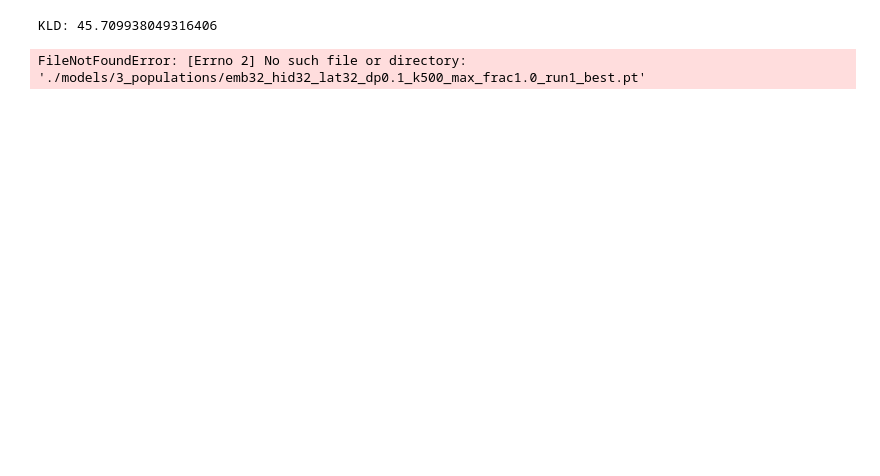
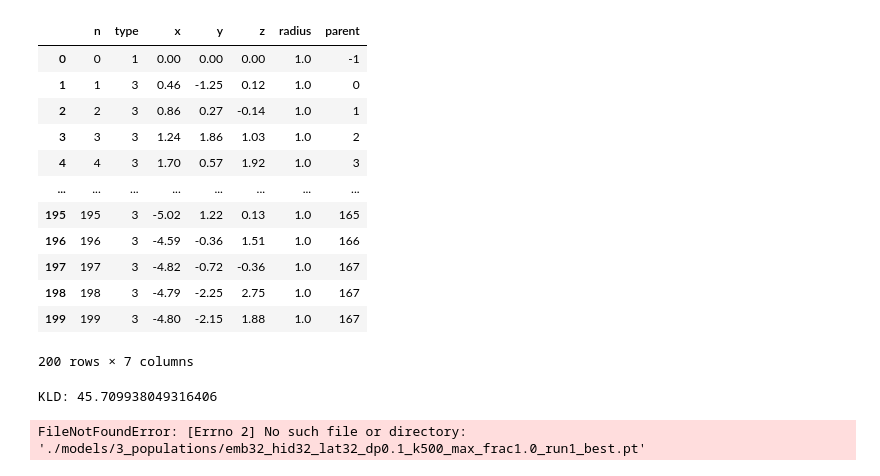
Before and after one commit to ellismith/morphvae, a Jupyter notebook: Cluster walks and sample neurons.ipynb, the cells around one changed output. Cells and saved outputs as stored; diff of their text form; code cells hidden in the pictures; blank space fills up the shorter version.

Commit message:
plot farrow neurons

```diff
--- a/Cluster walks and sample neurons.ipynb
+++ b/Cluster walks and sample neurons.ipynb
@@ -29,3 +27,21 @@ ValueError: invalid literal for int() with base 10: '._881'
+# %%
+z = neurons[0]
+# %%
+z.to_swc()
+# %% [output]
+|  | n | type | x | y | z | radius | parent |
+| 0 | 0 | 1 | 0.00 | 0.00 | 0.00 | 1.0 | -1 |
+| 1 | 1 | 3 | 0.46 | -1.25 | 0.12 | 1.0 | 0 |
+| 2 | 2 | 3 | 0.86 | 0.27 | -0.14 | 1.0 | 1 |
+| 3 | 3 | 3 | 1.24 | 1.86 | 1.03 | 1.0 | 2 |
+| 4 | 4 | 3 | 1.70 | 0.57 | 1.92 | 1.0 | 3 |
+| ... | ... | ... | ... | ... | ... | ... | ... |
+| 195 | 195 | 3 | -5.02 | 1.22 | 0.13 | 1.0 | 165 |
+| 196 | 196 | 3 | -4.59 | -0.36 | 1.51 | 1.0 | 166 |
+| 197 | 197 | 3 | -4.82 | -0.72 | -0.36 | 1.0 | 167 |
+| 198 | 198 | 3 | -4.79 | -2.25 | 2.75 | 1.0 | 167 |
+| 199 | 199 | 3 | -4.80 | -2.15 | 1.88 | 1.0 | 167 |
+200 rows × 7 columns
 # %%
 with open('./data/toy_data/3_populations/walk_representation_8.npy', 'rb') as f:
     walk_representation = np.load(f)
```
Also changed, not shown: parts of 18 cells of this notebook, 6 other files.
